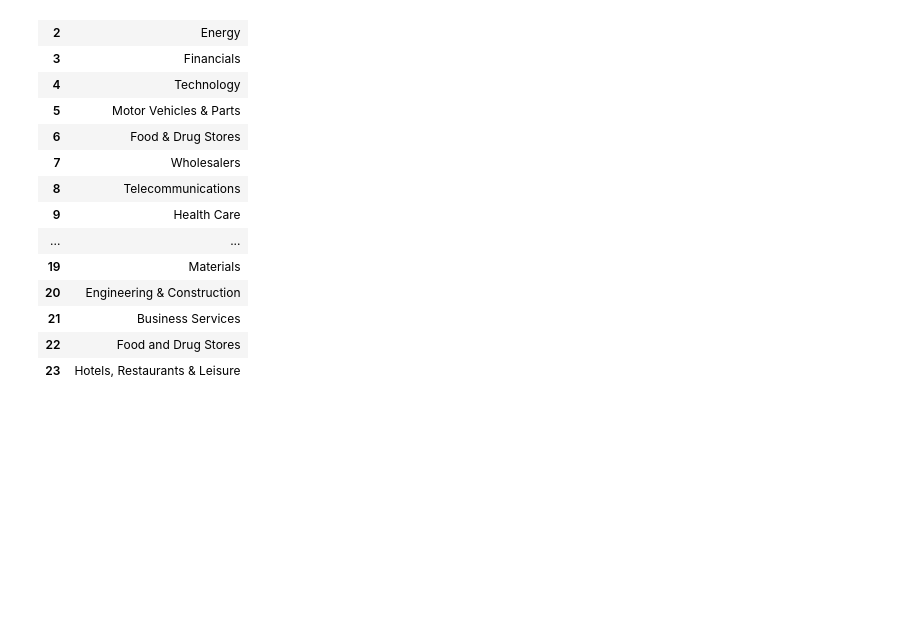
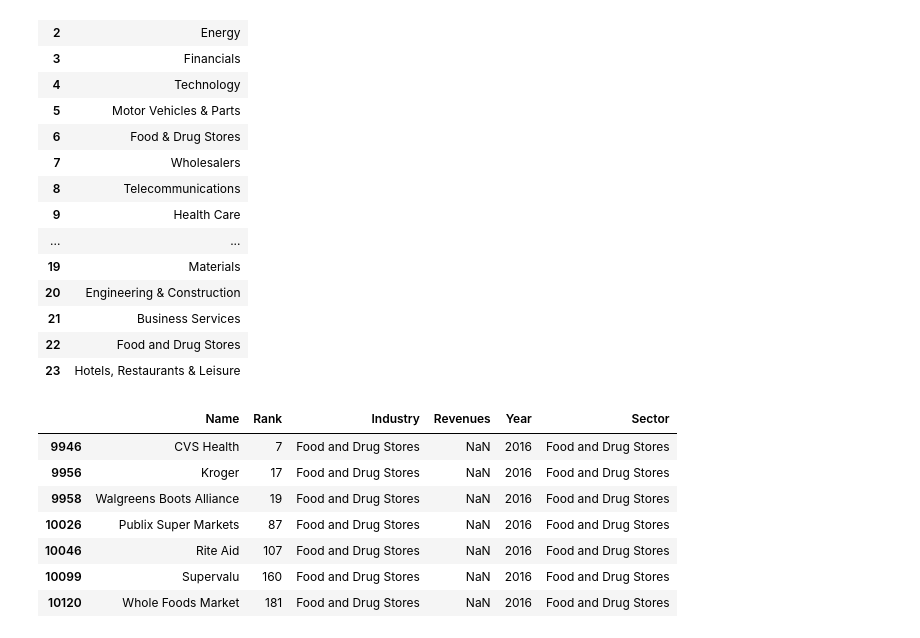
Before and after one commit to atjohnson1994/project_3, a Jupyter notebook: Fortune_ETL.ipynb, the cells around one changed output. Drawn from its saved outputs; the diff is of its cells as text; code cells hidden in the pictures; blank space fills up the shorter version.

```diff
--- a/Fortune_ETL.ipynb
+++ b/Fortune_ETL.ipynb
@@ -201,3 +201,15 @@ unique_sector_df
 | 21 | Business Services |
 | 22 | Food and Drug Stores |
 | 23 | Hotels, Restaurants & Leisure |
+# %%
+update_food_drug = revenue_500_df.loc[revenue_500_df["Sector"] == "Food and Drug Stores"]
+update_food_drug
+# %% [output]
+|  | Name | Rank | Industry | Revenues | Year | Sector |
+| 9946 | CVS Health | 7 | Food and Drug Stores | NaN | 2016 | Food and Drug Stores |
+| 9956 | Kroger | 17 | Food and Drug Stores | NaN | 2016 | Food and Drug Stores |
+| 9958 | Walgreens Boots Alliance | 19 | Food and Drug Stores | NaN | 2016 | Food and Drug Stores |
+| 10026 | Publix Super Markets | 87 | Food and Drug Stores | NaN | 2016 | Food and Drug Stores |
+| 10046 | Rite Aid | 107 | Food and Drug Stores | NaN | 2016 | Food and Drug Stores |
+| 10099 | Supervalu | 160 | Food and Drug Stores | NaN | 2016 | Food and Drug Stores |
+| 10120 | Whole Foods Market | 181 | Food and Drug Stores | NaN | 2016 | Food and Drug Stores |
```
Also changed, not shown: parts of 7 cells of this notebook, 3 other files.
